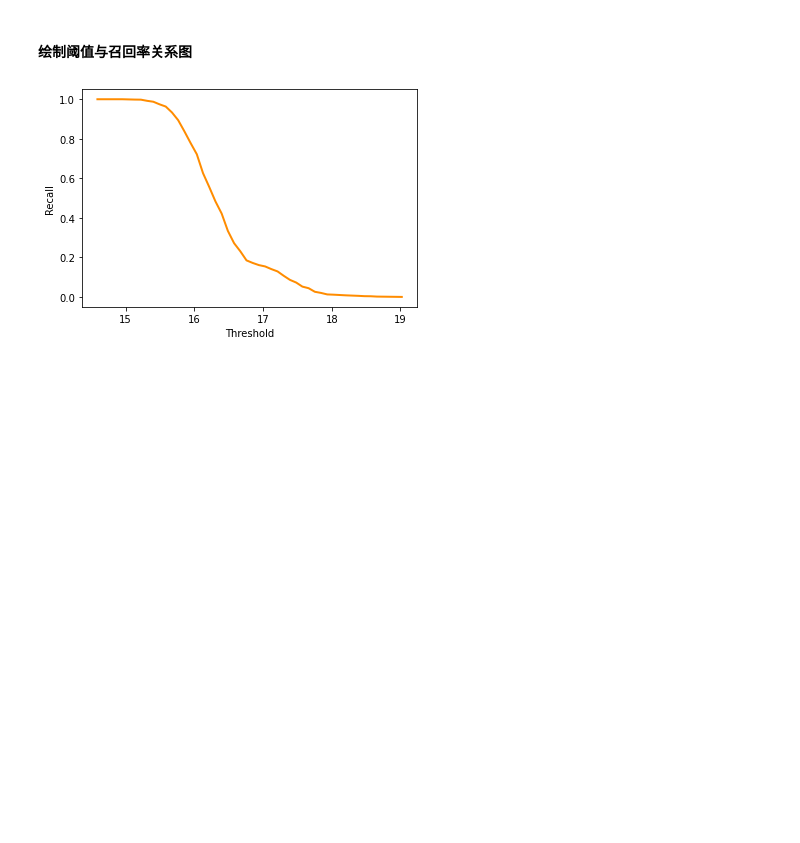
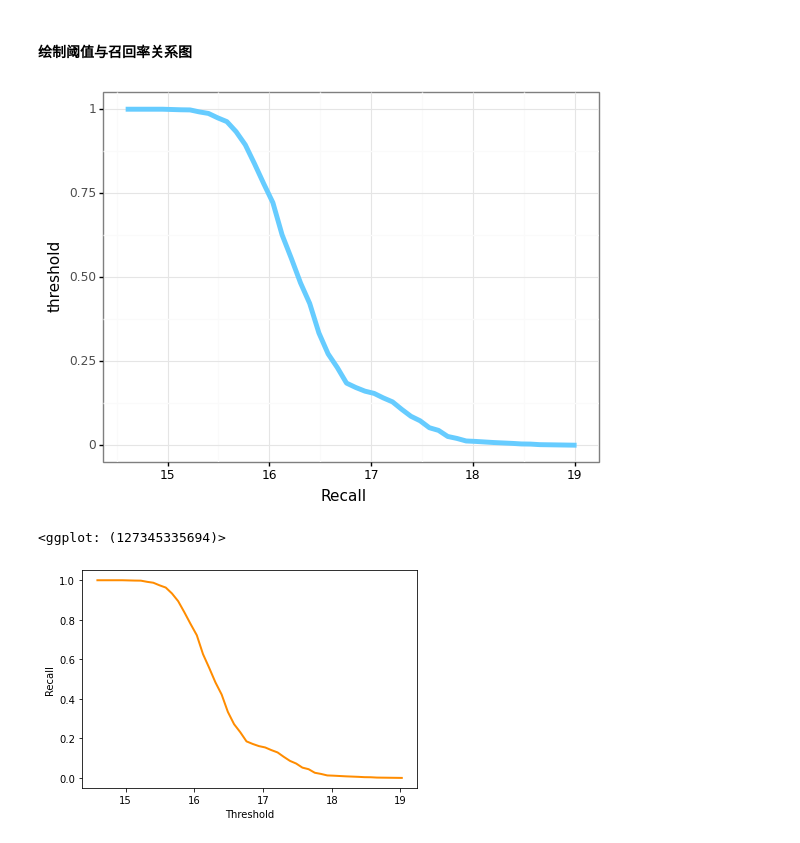
Before and after one commit to LudensZhang/bioinformatic_data_mining, a Jupyter notebook: WAM_for_donar_finding.ipynb, the cells around one changed output. Drawn from its saved outputs; the diff is of its cells as text; code cells hidden in the pictures; blank space fills up the shorter version.

```diff
--- a/WAM_for_donar_finding.ipynb
+++ b/WAM_for_donar_finding.ipynb
@@ -77,15 +77,15 @@ for train_file in tqdm(train_files):
 
         whole_seq += seq
 
-        for i in range(len(seq)-1):    # 统计背景碱基当前一个碱基确定时的数目，费时，保存后可注释掉
-            base = seq[i+1]
-            forward_base = seq[i]
-            try:    # 越过'n'
-                background_forward_count.loc[forward_base, base] += 1
-            except:
-                continue
+#         for i in range(len(seq)-1):    # 统计背景碱基当前一个碱基确定时的数目，费时，保存后可注释掉
+#             base = seq[i+1]
+#             forward_base = seq[i]
+#             try:    # 越过'n'
+#                 background_forward_count.loc[forward_base, base] += 1
+#             except:
+#                 continue
 
-background_forward_count.to_csv('dataset/background_forward_matrix.csv')
+# background_forward_count.to_csv('dataset/background_forward_matrix.csv')
 # %% [output]
 Loading data and counting base, this could be time consuming...
 # %% [markdown]
@@ -216,6 +216,17 @@ array([9.99580008e-01, 9.99580008e-01, 9.99580008e-01, 9.99580008e-01,
        4.19991600e-04, 0.00000000e+00])
 # %% [markdown]
 #### 绘制阈值与召回率关系图
+# %%
+p = (ggplot(aes(x = threshold, y = recall)) +
+            geom_line(color = '#66ccff', size = 2) +
+            theme_bw()+
+            xlab('Recall') +
+            ylab('threshold') +
+            theme(axis_text_x = element_text(color = 'black')))
+p
+# %% [output]
+[figure, added]
+<ggplot: (127345335694)>
 # %%
 plt.figure()
 lw = 2
```
Also changed, not shown: parts of 14 cells of this notebook, 5 other files.
